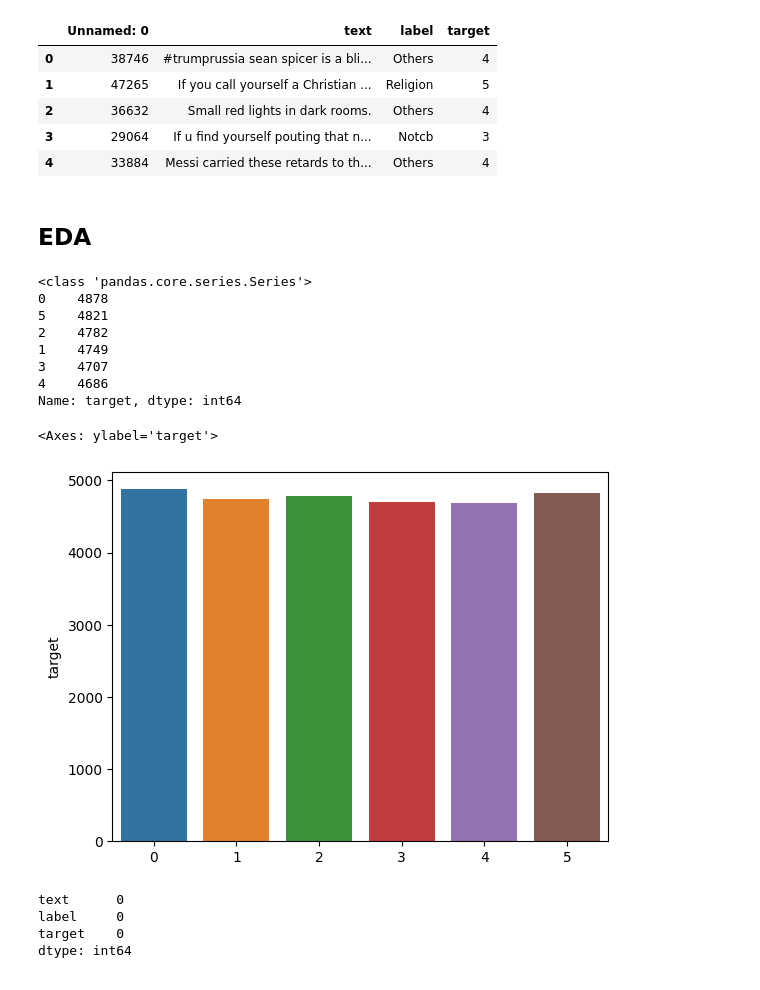
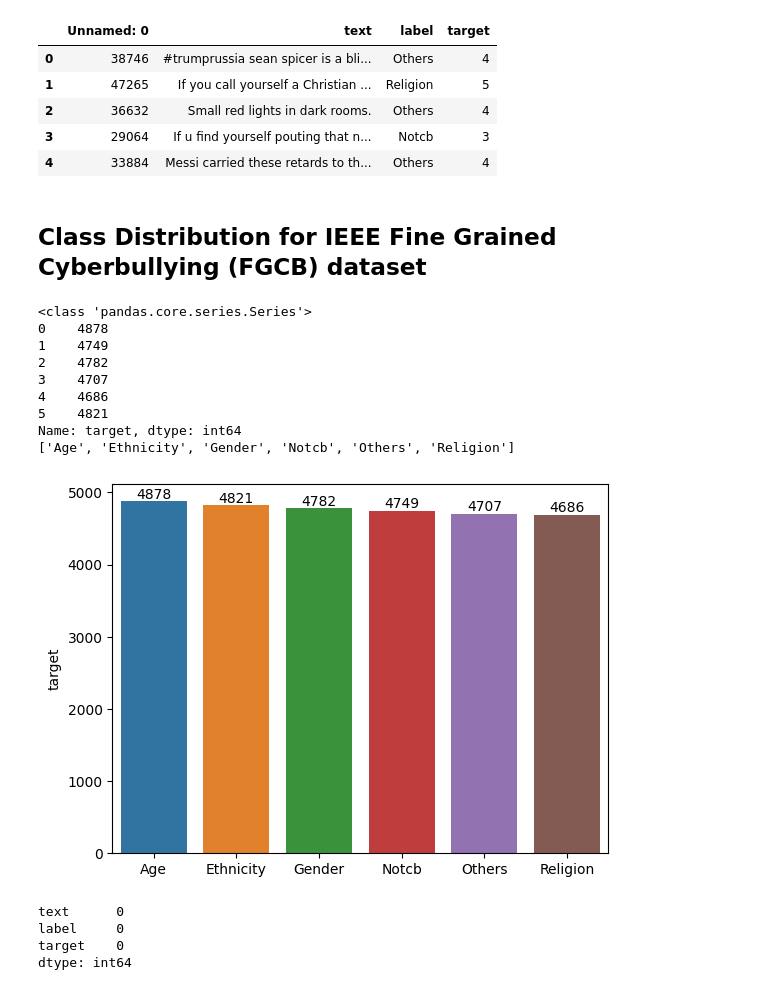
Before and after one commit to bgoldfe2/Machine-Learning-with-Python, a Jupyter notebook: NLP_Classical_ML.ipynb, the cells around one changed output. Saved outputs shown, nothing was run; the diff lists cells and outputs as text; code cells hidden in the pictures.

Commit message:
added more barplots

```diff
--- a/NLP_Classical_ML.ipynb
+++ b/NLP_Classical_ML.ipynb
@@ -63,8 +63,11 @@ from gensim.models import Word2Vec #Word2Vec is mostly used for huge datasets
 # %%
 #you can download the data from https://www.kaggle.com/c/nlp-getting-started/data
 import os
-os.chdir('./Dataset/SixClass/')
-df_train=pd.read_csv('train.csv')
+
+trt_dict = { 0:'Age', 1:'Ethnicity', 2:'Gender', 3:'Notcb', 4:'Others', 5:'Religion'}
+
+path = '/home/bruce/dev/Machine-Learning-with-Python/Dataset/SixClass/'
+df_train=pd.read_csv(''.join([path,'train.csv']))
 print(df_train.shape)
 df_train.head()
 # %% [output]
@@ -75,26 +78,32 @@ df_train.head()
 | 2 | 36632 | Small red lights in dark rooms. | Others | 4 |
 | 3 | 29064 | If u find yourself pouting that n... | Notcb | 3 |
 | 4 | 33884 | Messi carried these retards to th... | Others | 4 |
-# %% [markdown]
-## EDA
+# %% [markdown]
+## Class Distribution for IEEE Fine Grained Cyberbullying (FGCB) dataset
 # %%
 # CLASS DISTRIBUTION
 #if dataset is balanced or not
 x=df_train['target'].value_counts()
 print(type(x))
-print(x)
-sns.barplot(x=x.index, y=x)
+print(x.sort_index())
+lbl_x = []
+for value in map(lambda x: trt_dict[x], trt_dict):
+    lbl_x.append(value)
+print(lbl_x)
+ax = sns.barplot(x=lbl_x, y=x)
+for i in ax.containers:
+    ax.bar_label(i,)
 # %% [output]
 <class 'pandas.core.series.Series'>
 0    4878
-5    4821
+1    4749
 2    4782
-1    4749
 3    4707
 4    4686
+5    4821
 Name: target, dtype: int64
+['Age', 'Ethnicity', 'Gender', 'Notcb', 'Others', 'Religion']
-<Axes: ylabel='target'>
-[figure, old version]
+[figure, new version]
 # %%
 #Remove old index
 #del df_train['Unnamed: 0']
```
Also changed, not shown: parts of 1 cell of this notebook, 1 other file.
